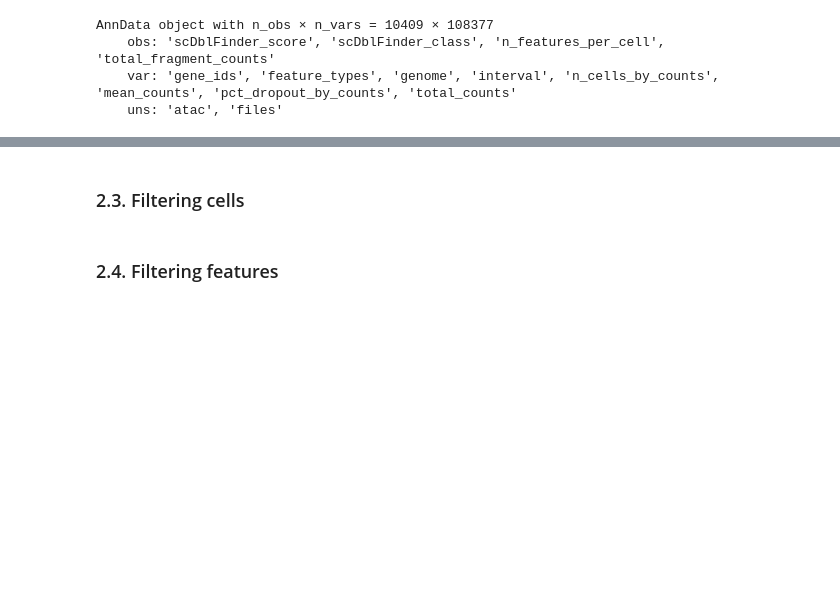
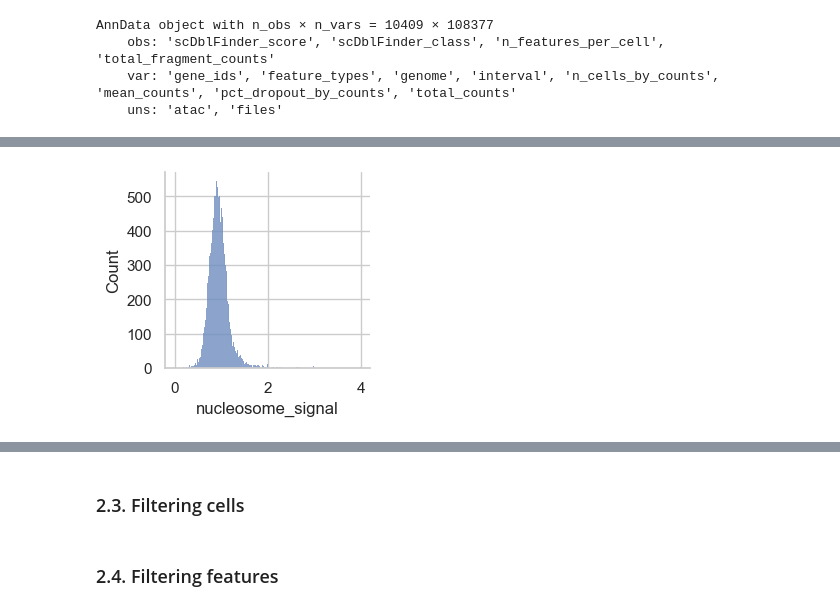
Before and after one commit to chira-ploy/singlecells-DataPlayground, a Jupyter notebook: PBMC10k/ATAC_processing.ipynb, the cells around one changed output, grey strips where cells are left out. Saved outputs shown, nothing was run; the diff lists cells and outputs as text; code cells hidden in the pictures; blank space fills up the shorter version.

```diff
--- a/PBMC10k/ATAC_processing.ipynb
+++ b/PBMC10k/ATAC_processing.ipynb
@@ -258,0 +282,4 @@ sc.pl.violin(atac, ['total_fragment_counts', 'n_features_per_cell'], jitter=0.4,
+# %%
+mu.pl.histogram(atac, "nucleosome_signal")
+# %% [output]
+[figure, added]
```
Also changed, not shown: parts of 21 cells of this notebook.
